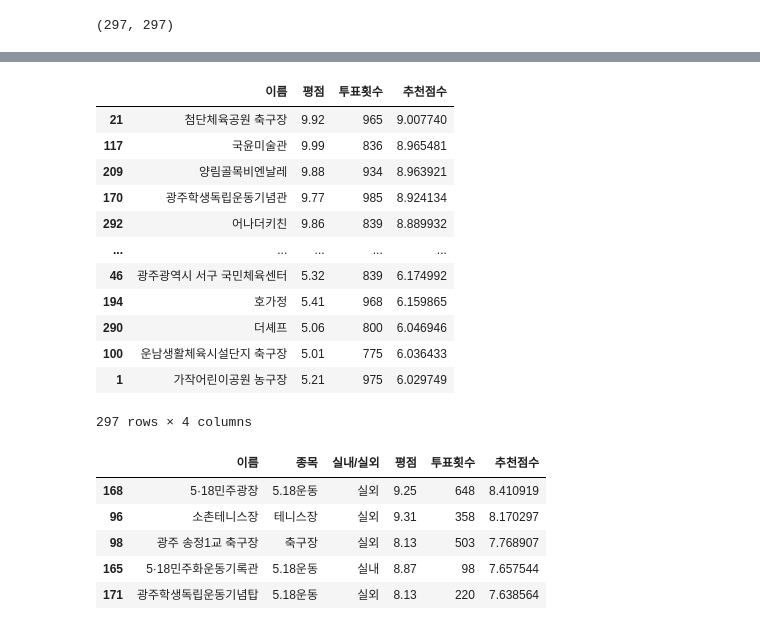
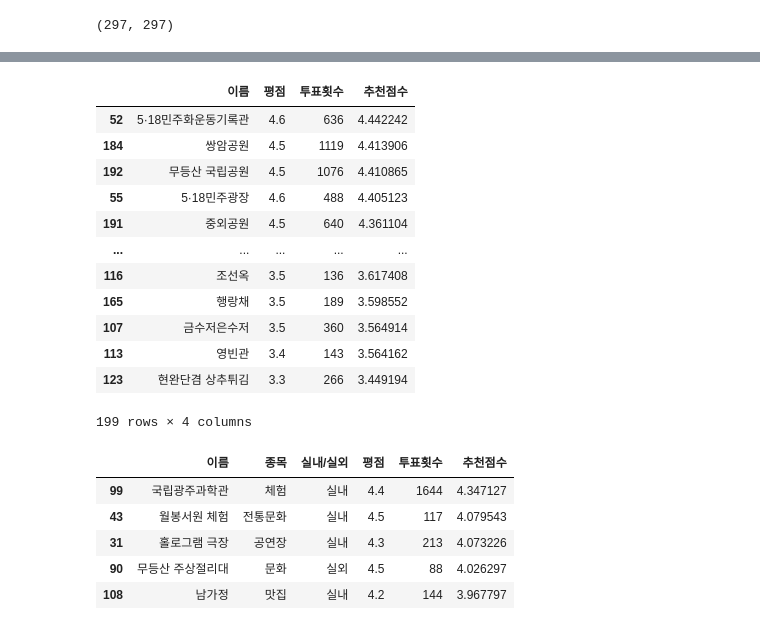
Before and after one commit to oocheol/Health_Find, a Jupyter notebook: Model.ipynb, the cells around one changed output, grey strips where cells are left out. Cells and saved outputs as stored; diff of their text form; code cells hidden in the pictures.

```diff
--- a/Model.ipynb
+++ b/Model.ipynb
@@ -116,3 +116,3 @@ memory usage: 16.4+ KB
 # %%
-pd.set_option('max_colwidth', 200)
-df[ ['시설종류', '종목'] ][:1]
+# pd.set_option('max_colwidth', 200)
+# df[ ['시설종류', '종목'] ][:1]
@@ -135,7 +132,7 @@ from sklearn.feature_extraction.text import CountVectorizer
 
 # CountVectorizer를 적용하기 위해 공백문자로 word 단위가 구분되는 문자열로 변환.
 # df_test['종목_정확도'] = df_test['종목'].apply(lambda x : (' ').join( x ))
-count_vect = CountVectorizer(min_df=0, ngram_range=(1, 2))
+count_vect = CountVectorizer(min_df=0, ngram_range=(1, 1))
 genre_mat = count_vect.fit_transform( df['종목'] )
 genre_mat.shape
 # %% [output]
@@ -212,7 +209,7 @@ def weighted_vote_average(record):
   v = record['투표횟수']
   R = record['평점']
   # (예정)날씨 관련 수식을 추가 => 실내외 구분시 활용
-  return ( (v/(v+m)) * R ) + ( (m/(v+m)) * C )
+  return ( ( (v/(v+m)) * R ) + ( (m/(v+m)) * C ) )
 
 df_test['추천점수'] = df_test.apply(weighted_vote_average, axis=1)
 # %%
@@ -221,42 +218,42 @@ df_test[['이름', '평점', '투표횟수', '추천점수']].sort_values(
     '추천점수', ascending=False)
 # %% [output]
 |  | 이름 | 평점 | 투표횟수 | 추천점수 |
-| 21 | 첨단체육공원 축구장 | 9.92 | 965 | 9.007740 |
-| 117 | 국윤미술관 | 9.99 | 836 | 8.965481 |
-| 209 | 양림골목비엔날레 | 9.88 | 934 | 8.963921 |
-| 170 | 광주학생독립운동기념관 | 9.77 | 985 | 8.924134 |
-| 292 | 어나더키친 | 9.86 | 839 | 8.889932 |
+| 52 | 5·18민주화운동기록관 | 4.6 | 636 | 4.442242 |
+| 184 | 쌍암공원 | 4.5 | 1119 | 4.413906 |
+| 192 | 무등산 국립공원 | 4.5 | 1076 | 4.410865 |
+| 55 | 5·18민주광장 | 4.6 | 488 | 4.405123 |
+| 191 | 중외공원 | 4.5 | 640 | 4.361104 |
 | ... | ... | ... | ... | ... |
-| 46 | 광주광역시 서구 국민체육센터 | 5.32 | 839 | 6.174992 |
-| 194 | 호가정 | 5.41 | 968 | 6.159865 |
-| 290 | 더셰프 | 5.06 | 800 | 6.046946 |
-| 100 | 운남생활체육시설단지 축구장 | 5.01 | 775 | 6.036433 |
-| 1 | 가작어린이공원 농구장 | 5.21 | 975 | 6.029749 |
+| 116 | 조선옥 | 3.5 | 136 | 3.617408 |
+| 165 | 행랑채 | 3.5 | 189 | 3.598552 |
+| 107 | 금수저은수저 | 3.5 | 360 | 3.564914 |
+| 113 | 영빈관 | 3.4 | 143 | 3.564162 |
+| 123 | 현완단겸 상추튀김 | 3.3 | 266 | 3.449194 |
-297 rows × 4 columns
+199 rows × 4 columns
 # %%
 # 새롭게 정의된 평점 기준에 따라 기존 find_sim_experience 함수를 변경
 def find_sim_experience(df_test, sorted_ind, title_name, top_n=5):
   title_exp = df_test[df_test['이름'] == title_name]
   title_index = title_exp.index.values
 
   sim_index = sorted_ind[title_index, :top_n*3]
   sim_index = sim_index.reshape(-1)
 
   sim_index = sim_index[sim_index != title_index]
 
   return df_test.iloc[sim_index].sort_values(
     '추천점수', ascending=False)[:top_n]
 
 
-sim_exp = find_sim_experience(df_test, genre_sim_sorted_ind, '광주학생독립운동기념관')
+sim_exp = find_sim_experience(df_test, genre_sim_sorted_ind, '일곡갤러리')
 sim_exp[['이름', '종목', '실내/실외', '평점', '투표횟수', '추천점수']]
 # %% [output]
 |  | 이름 | 종목 | 실내/실외 | 평점 | 투표횟수 | 추천점수 |
-| 168 | 5·18민주광장 | 5.18운동 | 실외 | 9.25 | 648 | 8.410919 |
-| 96 | 소촌테니스장 | 테니스장 | 실외 | 9.31 | 358 | 8.170297 |
-| 98 | 광주 송정1교 축구장 | 축구장 | 실외 | 8.13 | 503 | 7.768907 |
-| 165 | 5·18민주화운동기록관 | 5.18운동 | 실내 | 8.87 | 98 | 7.657544 |
-| 171 | 광주학생독립운동기념탑 | 5.18운동 | 실외 | 8.13 | 220 | 7.638564 |
+| 99 | 국립광주과학관 | 체험 | 실내 | 4.4 | 1644 | 4.347127 |
+| 43 | 월봉서원 체험 | 전통문화 | 실내 | 4.5 | 117 | 4.079543 |
+| 31 | 홀로그램 극장 | 공연장 | 실내 | 4.3 | 213 | 4.073226 |
+| 90 | 무등산 주상절리대 | 문화 | 실외 | 4.5 | 88 | 4.026297 |
+| 108 | 남가정 | 맛집 | 실내 | 4.2 | 144 | 3.967797 |
 # %%
 # # 새롭게 정의된 평점 기준에 따라 기존 find_sim_experience 함수를 변경
 # def find_sim_experience(df_test, sorted_ind, title_name, top_n=5):
```
Also changed, not shown: parts of 8 cells of this notebook, 1 other file.
